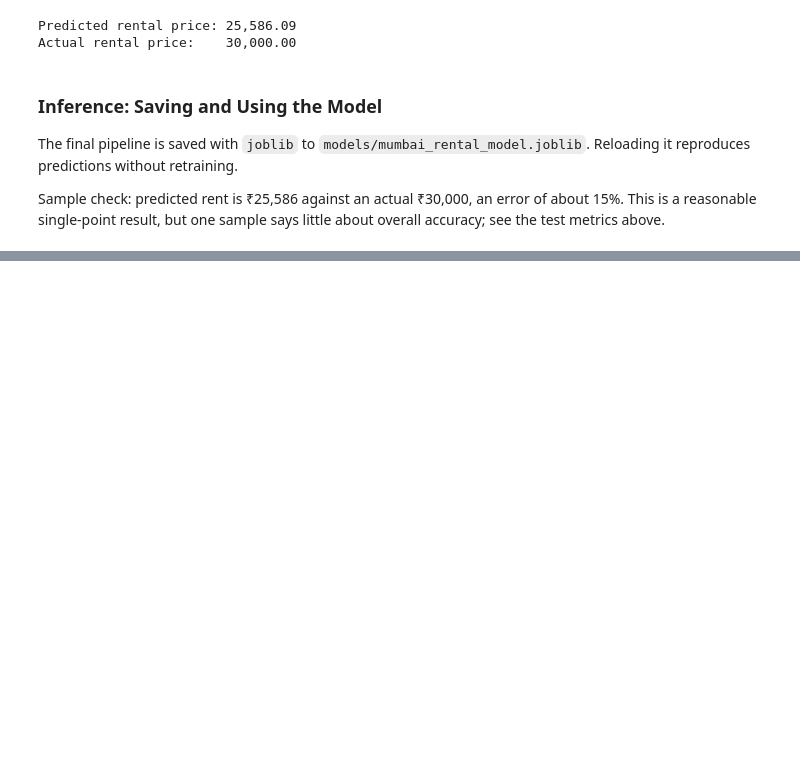
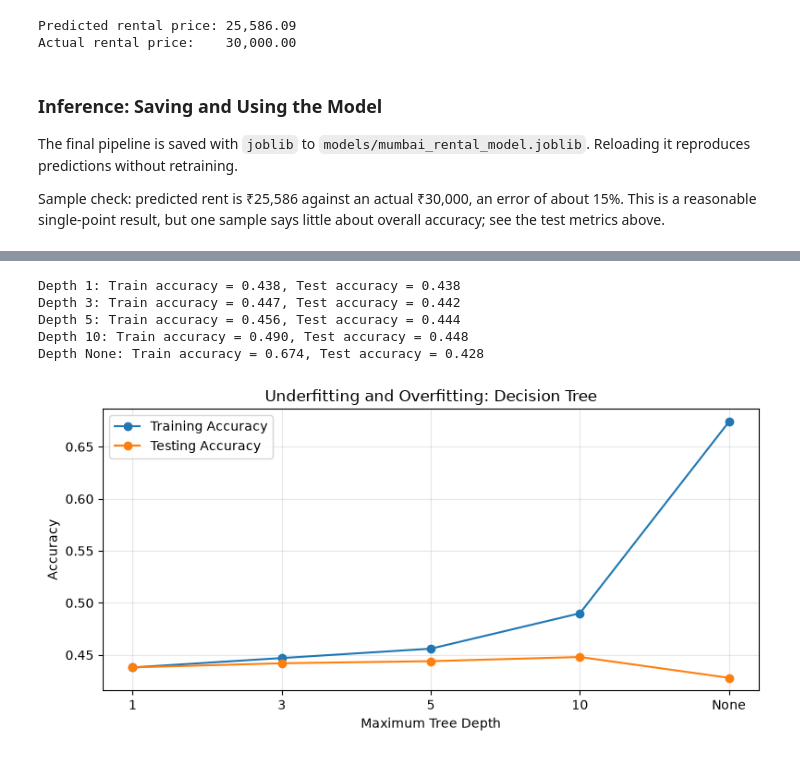
Before and after one commit to iaac-maai/group-3-day2-assignment, a Jupyter notebook: notebooks/supervised_learning.ipynb, the cells around one changed output, grey strips where cells are left out. Drawn from its saved outputs; the diff is of its cells as text; code cells hidden in the pictures; blank space fills up the shorter version.

```diff
--- a/notebooks/supervised_learning.ipynb
+++ b/notebooks/supervised_learning.ipynb
@@ -2219,0 +2416,44 @@ Sample check: predicted rent is ₹25,586 against an actual ₹30,000, an error
+# %%
+from sklearn.tree import DecisionTreeClassifier
+from sklearn.metrics import accuracy_score
+
+for depth in [1, 3, 5, 10, None]:
+    tree = Pipeline([
+        ("preprocessor", preprocessor),
+        ("classifier", DecisionTreeClassifier(
+            max_depth=depth, random_state=42
+        ))
+    ])
+
+    tree.fit(X_train, y_train)
+
+    train_acc = accuracy_score(y_train, tree.predict(X_train))
+    test_acc = accuracy_score(y_test, tree.predict(X_test))
+
+    print(f"Depth {depth}: Train accuracy = {train_acc:.3f}, Test accuracy = {test_acc:.3f}")
+# %% [output]
+Depth 1: Train accuracy = 0.438, Test accuracy = 0.438
+Depth 3: Train accuracy = 0.447, Test accuracy = 0.442
+Depth 5: Train accuracy = 0.456, Test accuracy = 0.444
+Depth 10: Train accuracy = 0.490, Test accuracy = 0.448
+Depth None: Train accuracy = 0.674, Test accuracy = 0.428
+# %%
+import matplotlib.pyplot as plt
+
+depths = ["1", "3", "5", "10", "None"]
+train_acc = [0.438, 0.447, 0.456, 0.490, 0.674]
+test_acc = [0.438, 0.442, 0.444, 0.448, 0.428]
+
+plt.figure(figsize=(8, 4))
+plt.plot(depths, train_acc, marker="o", label="Training Accuracy")
+plt.plot(depths, test_acc, marker="o", label="Testing Accuracy")
+
+plt.xlabel("Maximum Tree Depth")
+plt.ylabel("Accuracy")
+plt.title("Underfitting and Overfitting: Decision Tree")
+plt.legend()
+plt.grid(True, alpha=0.3)
+plt.tight_layout()
+plt.show()
+# %% [output]
+[figure, added]
```
Also changed, not shown: parts of 49 cells of this notebook, 3 other files.
